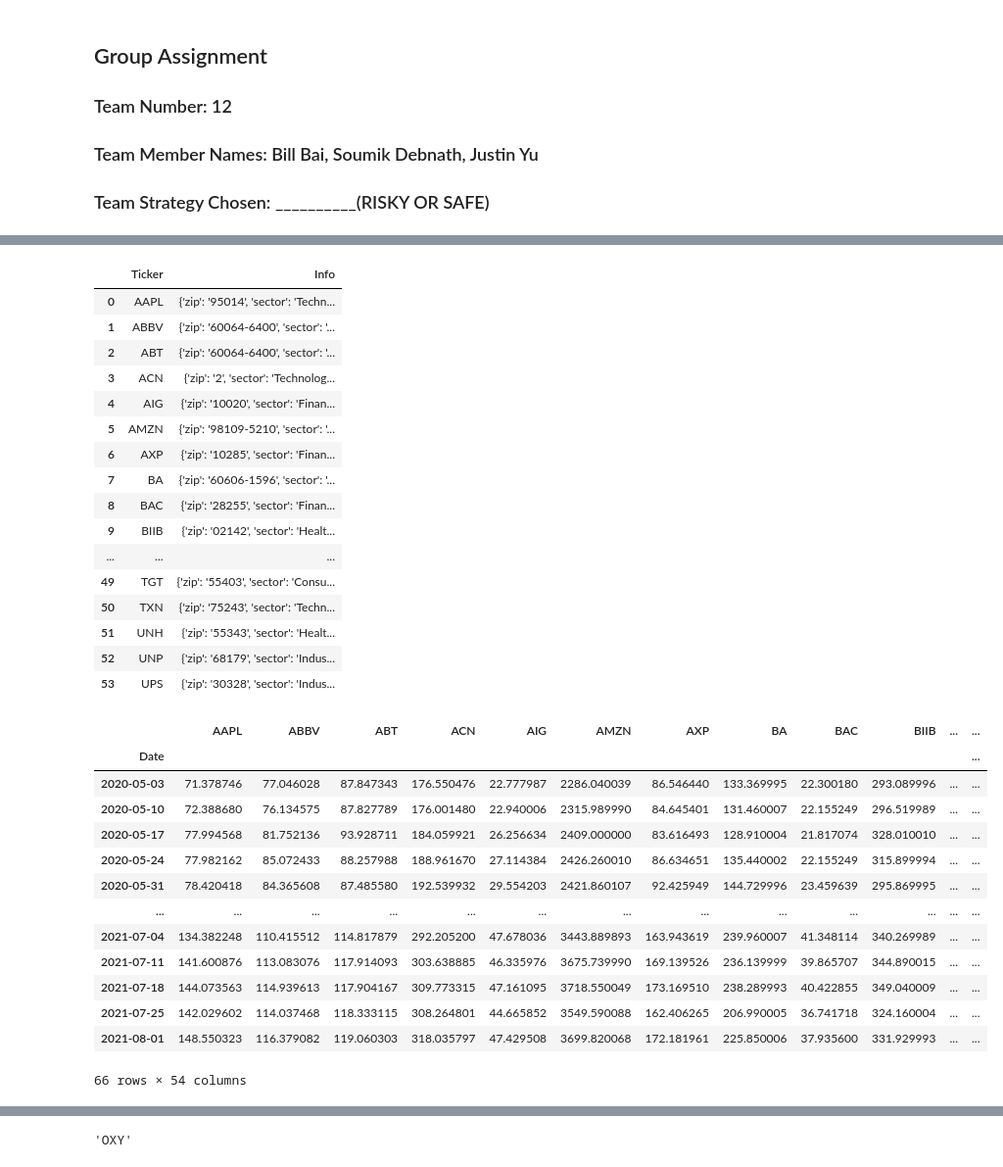
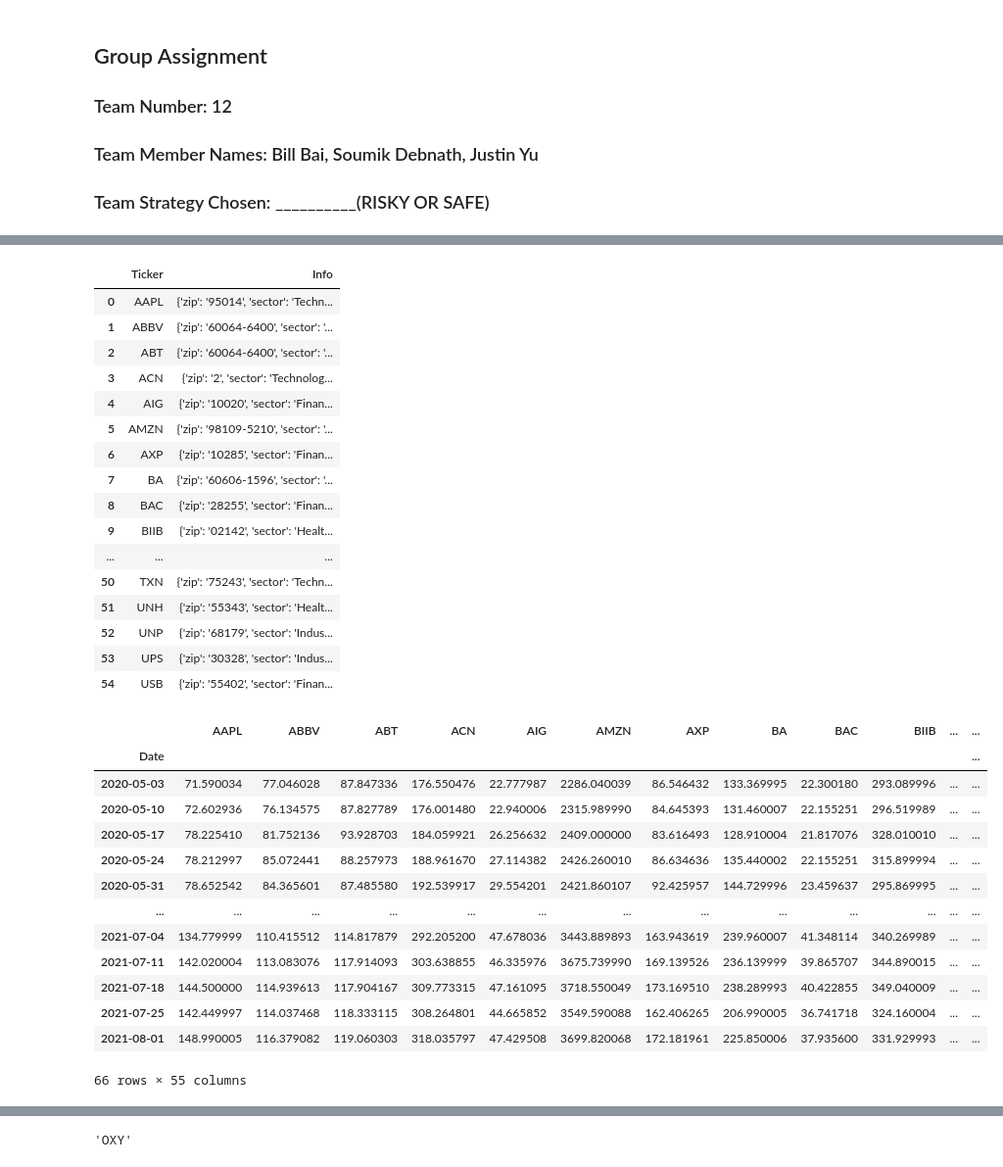
Before and after one commit to billbai0102/CFM101-Group-Assignment, a Jupyter notebook: half merged code.ipynb, the cells around one changed output, grey strips where cells are left out. Shown: that part at 98% size. Saved outputs shown, nothing was run; the diff lists cells and outputs as text; code cells hidden in the pictures.

```diff
--- a/half merged code.ipynb
+++ b/half merged code.ipynb
@@ -12,23 +12,12 @@ from datetime import datetime
 ### Team Number: 12
 ### Team Member Names: Bill Bai, Soumik Debnath, Justin Yu
 ### Team Strategy Chosen: __________(RISKY OR SAFE)
+# %%
+start_date = "2020-05-01"
+end_date =  "2021-08-01"
 # %%
 # Read file and save as DF
 tickers_path = "./Tickers.csv"
 tickers_df = pd.read_csv(tickers_path, header=None).rename(columns={0:'Ticker'})
-# %%
-# Create an info cell for each ticker, saving time when filtering the tickers by volume and country.
-info_column = {}
-ticker_obj_lst = []
-
-# Add info to dict
-for idx, row in tickers_df.iterrows():
-    ticker = row[0] # Get ticker name
-    ticker = yf.Ticker(ticker)
-    ticker_obj_lst.append(ticker)
-    info_column[idx] = ticker.info
-
-# Create column for the info]
-tickers_df['Info'] = pd.Series(info_column)
 # %%
 tickers_df
@@ -35,4 +71,6 @@ tickers_df
 # %%
+hist_dict = {}
+
 def filter_us_market(df):
     """
     Consumes a dataframe of tickers and returns a list of booleans representing whether the tickers are US-listed or not.
@@ -45,7 +83,8 @@ def filter_us_market(df):
         # Check whether stock is US-listed or not, and append the boolean to mask
         info = row['Info']
         if "market" in row['Info']:
-            mask.append(info['market'] == 'us_market')
+            is_us_market = info['market'] == 'us_market'
+            mask.append(is_us_market)
         else:
             mask.append(False)
     # Return mask
@@ -58,19 +97,22 @@ def filter_volume(df):
     :return:
     """
     # Start and end date to check volume
-    start_date = "2021-07-02"
-    end_date = "2021-10-23"
+    start = "2021-07-02"
+    end = "2021-10-23"
     mask = []
     for idx, row in df.iterrows():
         ticker = yf.Ticker(row[0])
-        ticker_hist = ticker.history(start=start_date, end=end_date)
-        mask.append(ticker_hist['Volume'].mean() >= 10000)
+        ticker_hist = ticker.history(start=start, end=end)
+        valid_volume = ticker_hist['Volume'].mean() >= 10000
+        mask.append(valid_volume)
+        if valid_volume:
+            hist_dict[row[0]] = ticker.history(start=start_date, end=end_date)
     return mask
 # %%
 tickers_df = tickers_df.loc[filter_us_market(tickers_df)]
 tickers_df = tickers_df.loc[filter_volume(tickers_df)]
 # %%
-tickers_df.reset_index(drop=True)
+tickers_df = tickers_df.reset_index(drop=True)
 # %%
 tickers_df
 # %% [output]
@@ -86,40 +128,39 @@ tickers_df
 | 8 | BAC | {'zip': '28255', 'sector': 'Finan... |
 | 9 | BIIB | {'zip': '02142', 'sector': 'Healt... |
 | ... | ... | ... |
-| 49 | TGT | {'zip': '55403', 'sector': 'Consu... |
 | 50 | TXN | {'zip': '75243', 'sector': 'Techn... |
 | 51 | UNH | {'zip': '55343', 'sector': 'Healt... |
 | 52 | UNP | {'zip': '68179', 'sector': 'Indus... |
 | 53 | UPS | {'zip': '30328', 'sector': 'Indus... |
+| 54 | USB | {'zip': '55402', 'sector': 'Finan... |
 # %%
 #goes through the filtered list and creates a dataframe of their closing prices
 def dataframer(df,start_date,end_date):
     dic={}
     for i in range(len(df)):
         tick=df.iloc[i,0]
-        t=yf.Ticker(tick)
-        t_hist=t.history(start=start_date, end=end_date)
+        t_hist= hist_dict[tick]
         dic[tick]=t_hist.resample("W").first().Close
     return dic
 
 #creates the dataframe price using the function dataframer
-prices=pd.DataFrame(dataframer(tickers_df, "2020-05-01", "2021-08-01"))
+prices=pd.DataFrame(dataframer(tickers_df, start_date=start_date, end_date=end_date))
 prices
 # %% [output]
 |  | AAPL | ABBV | ABT | ACN | AIG | AMZN | AXP | BA | BAC | BIIB | ... | ... |
 | Date |  |  |  |  |  |  |  |  |  |  |  | ... |
-| 2020-05-03 | 71.378746 | 77.046028 | 87.847343 | 176.550476 | 22.777987 | 2286.040039 | 86.546440 | 133.369995 | 22.300180 | 293.089996 | ... | ... |
-| 2020-05-10 | 72.388680 | 76.134575 | 87.827789 | 176.001480 | 22.940006 | 2315.989990 | 84.645401 | 131.460007 | 22.155249 | 296.519989 | ... | ... |
-| 2020-05-17 | 77.994568 | 81.752136 | 93.928711 | 184.059921 | 26.256634 | 2409.000000 | 83.616493 | 128.910004 | 21.817074 | 328.010010 | ... | ... |
-| 2020-05-24 | 77.982162 | 85.072433 | 88.257988 | 188.961670 | 27.114384 | 2426.260010 | 86.634651 | 135.440002 | 22.155249 | 315.899994 | ... | ... |
-| 2020-05-31 | 78.420418 | 84.365608 | 87.485580 | 192.539932 | 29.554203 | 2421.860107 | 92.425949 | 144.729996 | 23.459639 | 295.869995 | ... | ... |
+| 2020-05-03 | 71.590034 | 77.046028 | 87.847336 | 176.550476 | 22.777987 | 2286.040039 | 86.546432 | 133.369995 | 22.300180 | 293.089996 | ... | ... |
+| 2020-05-10 | 72.602936 | 76.134575 | 87.827789 | 176.001480 | 22.940006 | 2315.989990 | 84.645393 | 131.460007 | 22.155251 | 296.519989 | ... | ... |
+| 2020-05-17 | 78.225410 | 81.752136 | 93.928703 | 184.059921 | 26.256632 | 2409.000000 | 83.616493 | 128.910004 | 21.817076 | 328.010010 | ... | ... |
+| 2020-05-24 | 78.212997 | 85.072441 | 88.257973 | 188.961670 | 27.114382 | 2426.260010 | 86.634636 | 135.440002 | 22.155251 | 315.899994 | ... | ... |
+| 2020-05-31 | 78.652542 | 84.365601 | 87.485580 | 192.539917 | 29.554201 | 2421.860107 | 92.425957 | 144.729996 | 23.459637 | 295.869995 | ... | ... |
 | ... | ... | ... | ... | ... | ... | ... | ... | ... | ... | ... | ... | ... |
-| 2021-07-04 | 134.382248 | 110.415512 | 114.817879 | 292.205200 | 47.678036 | 3443.889893 | 163.943619 | 239.960007 | 41.348114 | 340.269989 | ... | ... |
-| 2021-07-11 | 141.600876 | 113.083076 | 117.914093 | 303.638885 | 46.335976 | 3675.739990 | 169.139526 | 236.139999 | 39.865707 | 344.890015 | ... | ... |
-| 2021-07-18 | 144.073563 | 114.939613 | 117.904167 | 309.773315 | 47.161095 | 3718.550049 | 173.169510 | 238.289993 | 40.422855 | 349.040009 | ... | ... |
-| 2021-07-25 | 142.029602 | 114.037468 | 118.333115 | 308.264801 | 44.665852 | 3549.590088 | 162.406265 | 206.990005 | 36.741718 | 324.160004 | ... | ... |
-| 2021-08-01 | 148.550323 | 116.379082 | 119.060303 | 318.035797 | 47.429508 | 3699.820068 | 172.181961 | 225.850006 | 37.935600 | 331.929993 | ... | ... |
+| 2021-07-04 | 134.779999 | 110.415512 | 114.817879 | 292.205200 | 47.678036 | 3443.889893 | 163.943619 | 239.960007 | 41.348114 | 340.269989 | ... | ... |
+| 2021-07-11 | 142.020004 | 113.083076 | 117.914093 | 303.638855 | 46.335976 | 3675.739990 | 169.139526 | 236.139999 | 39.865707 | 344.890015 | ... | ... |
+| 2021-07-18 | 144.500000 | 114.939613 | 117.904167 | 309.773315 | 47.161095 | 3718.550049 | 173.169510 | 238.289993 | 40.422855 | 349.040009 | ... | ... |
+| 2021-07-25 | 142.449997 | 114.037468 | 118.333115 | 308.264801 | 44.665852 | 3549.590088 | 162.406265 | 206.990005 | 36.741718 | 324.160004 | ... | ... |
+| 2021-08-01 | 148.990005 | 116.379082 | 119.060303 | 318.035797 | 47.429508 | 3699.820068 | 172.181961 | 225.850006 | 37.935600 | 331.929993 | ... | ... |
-66 rows × 54 columns
+66 rows × 55 columns
 # %%
 #creates a dictionary of tickers and their std over a certain time period
 def stdlister(df):
```
Also changed, not shown: parts of 9 cells of this notebook, 3 other files.
